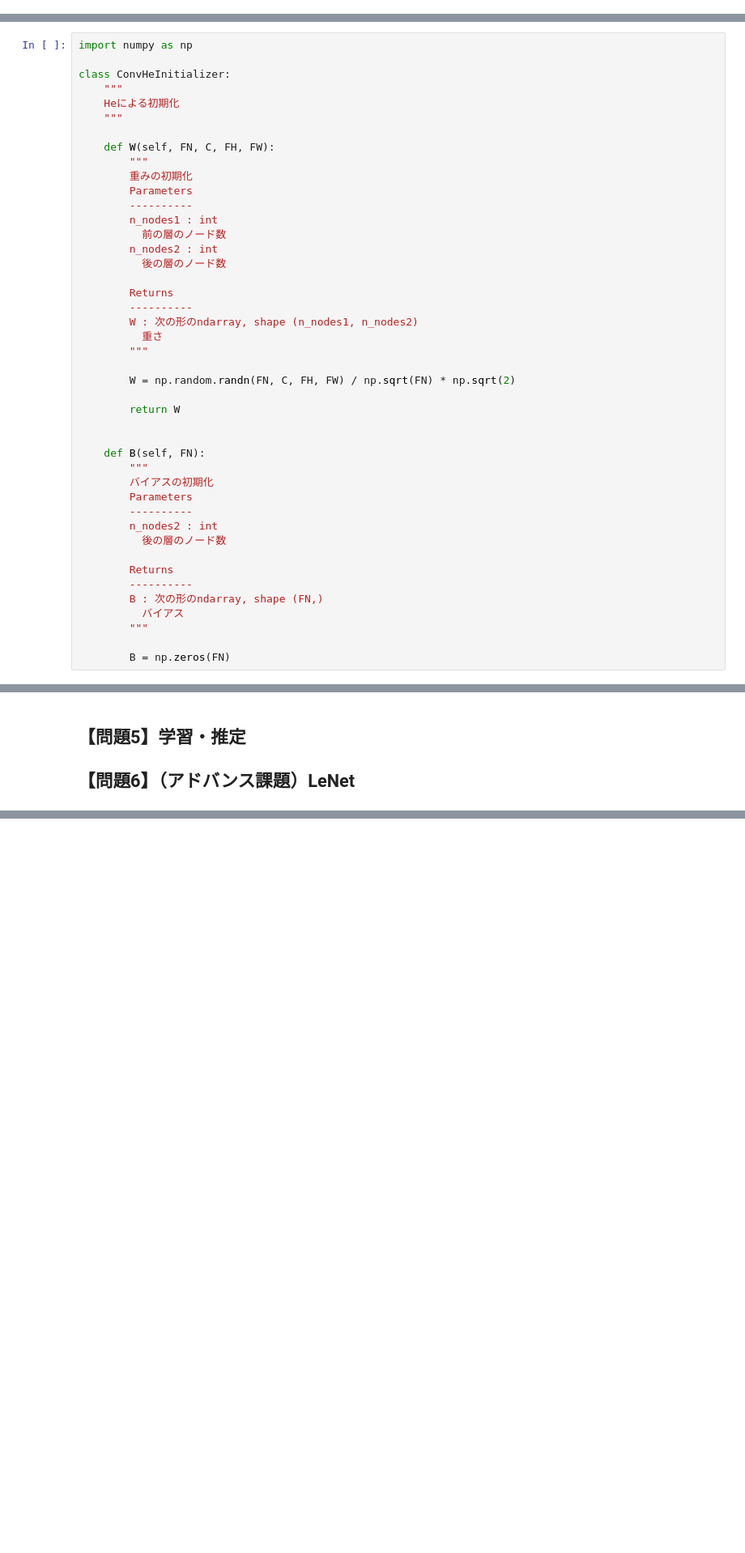
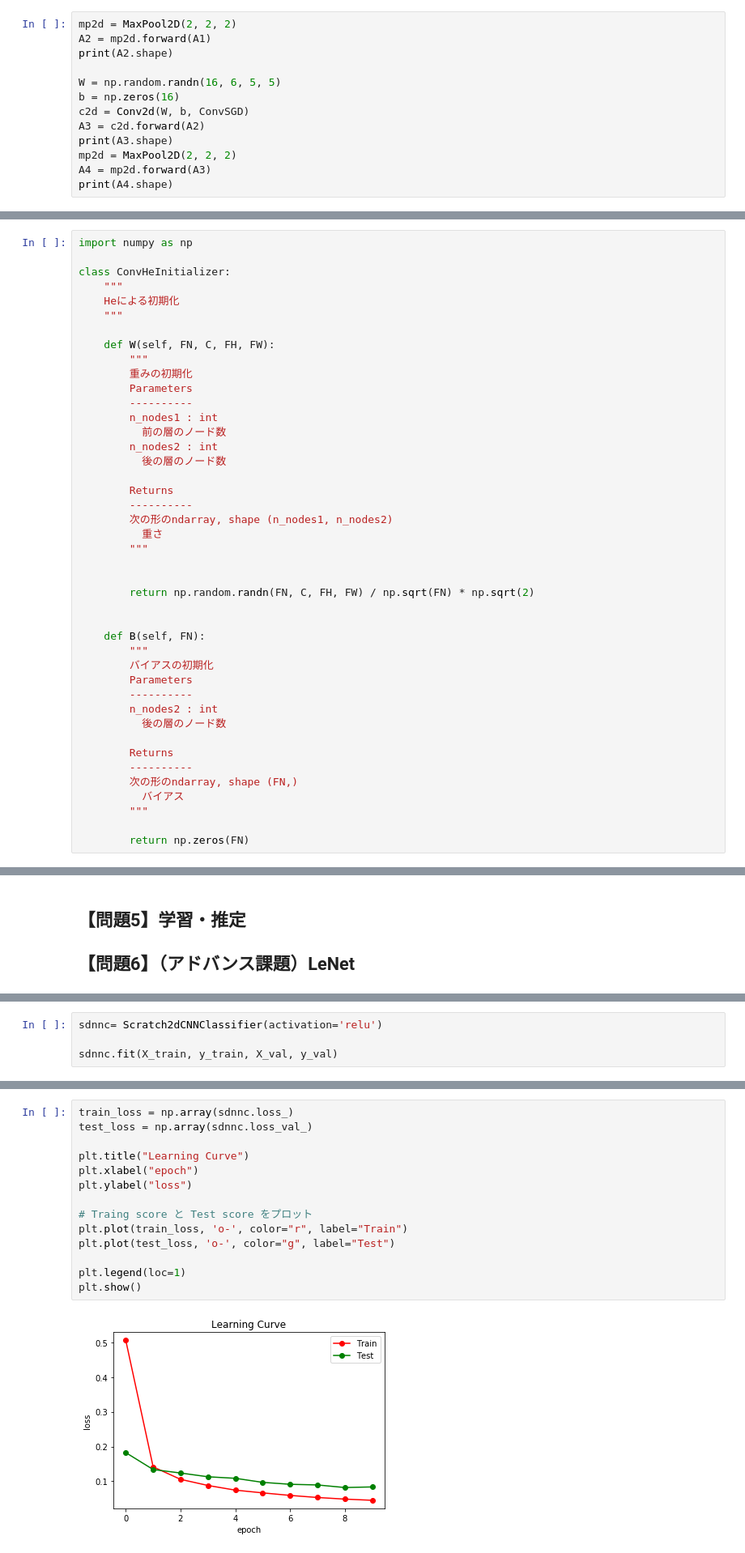
Before and after one commit to tai-fujio/diveintocode-ml, a Jupyter notebook: term2/sprint13_dl_scratch_cnn2.ipynb, the cells around one changed output, grey strips where cells are left out. Shown at 81% size. Cells and saved outputs as stored; diff of their text form; blank space fills up the shorter version.

```diff
--- a/term2/sprint13_dl_scratch_cnn2.ipynb
+++ b/term2/sprint13_dl_scratch_cnn2.ipynb
@@ -260,0 +252,13 @@ print(int((13 - 2 + 2 * 0) / 2 + 1))
+# %%
+mp2d = MaxPool2D(2, 2, 2)
+A2 = mp2d.forward(A1)
+print(A2.shape)
+
+W = np.random.randn(16, 6, 5, 5)
+b = np.zeros(16)
+c2d = Conv2d(W, b, ConvSGD)
+A3 = c2d.forward(A2)
+print(A3.shape)
+mp2d = MaxPool2D(2, 2, 2)
+A4 = mp2d.forward(A3)
+print(A4.shape)
@@ -312,13 +320,12 @@ class ConvHeInitializer:
 
         Returns
         ----------
-        W : 次の形のndarray, shape (n_nodes1, n_nodes2)
+        次の形のndarray, shape (n_nodes1, n_nodes2)
           重さ
         """
 
-        W = np.random.randn(FN, C, FH, FW) / np.sqrt(FN) * np.sqrt(2)
 
-        return W
+        return np.random.randn(FN, C, FH, FW) / np.sqrt(FN) * np.sqrt(2)
 
 
     def B(self, FN):
@@ -331,11 +338,11 @@ class ConvHeInitializer:
 
         Returns
         ----------
-        B : 次の形のndarray, shape (FN,)
+        次の形のndarray, shape (FN,)
           バイアス
         """
 
-        B = np.zeros(FN)
+        return np.zeros(FN)
 # %%
 chi = ConvHeInitializer()
 #print(chi.W(3, 1, 3, 3))
@@ -589,0 +629,4 @@ NameError: ignored
+# %%
+sdnnc= Scratch2dCNNClassifier(activation='relu')
+
+sdnnc.fit(X_train, y_train, X_val, y_val)
@@ -589,0 +635,16 @@ NameError: ignored
+# %%
+train_loss = np.array(sdnnc.loss_)
+test_loss = np.array(sdnnc.loss_val_)
+
+plt.title("Learning Curve")
+plt.xlabel("epoch")
+plt.ylabel("loss")
+
+# Traing score と Test score をプロット
+plt.plot(train_loss, 'o-', color="r", label="Train")
+plt.plot(test_loss, 'o-', color="g", label="Test")
+
+plt.legend(loc=1)
+plt.show()
+# %% [output]
+[figure, added]
```
Also changed, not shown: parts of 19 cells of this notebook, 1 other file.
